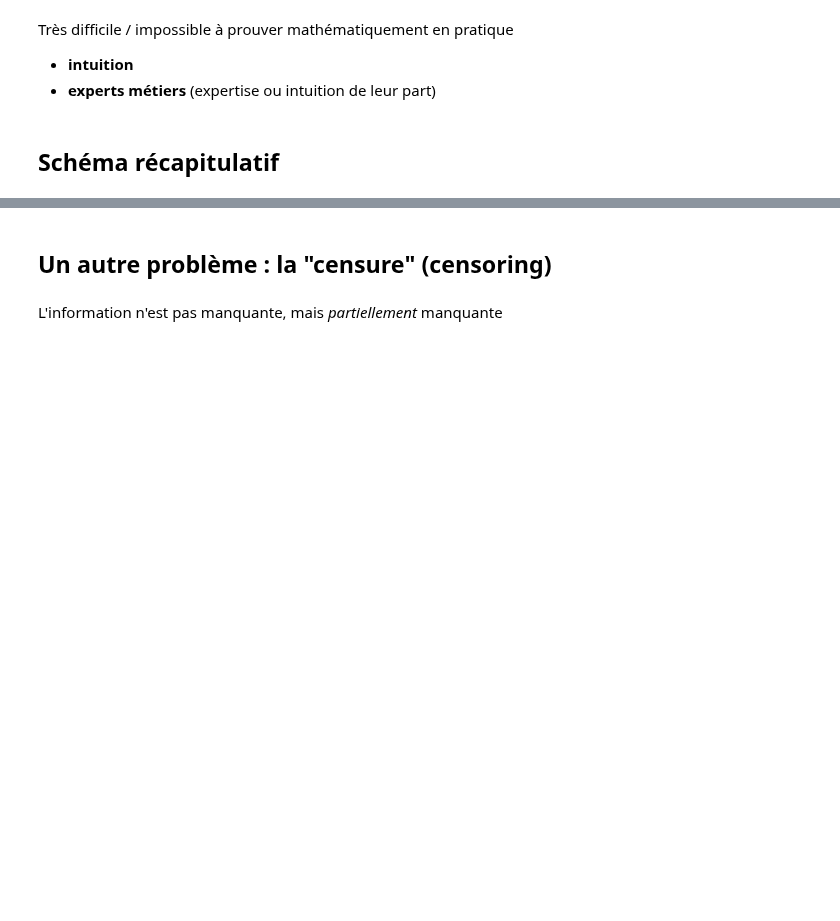
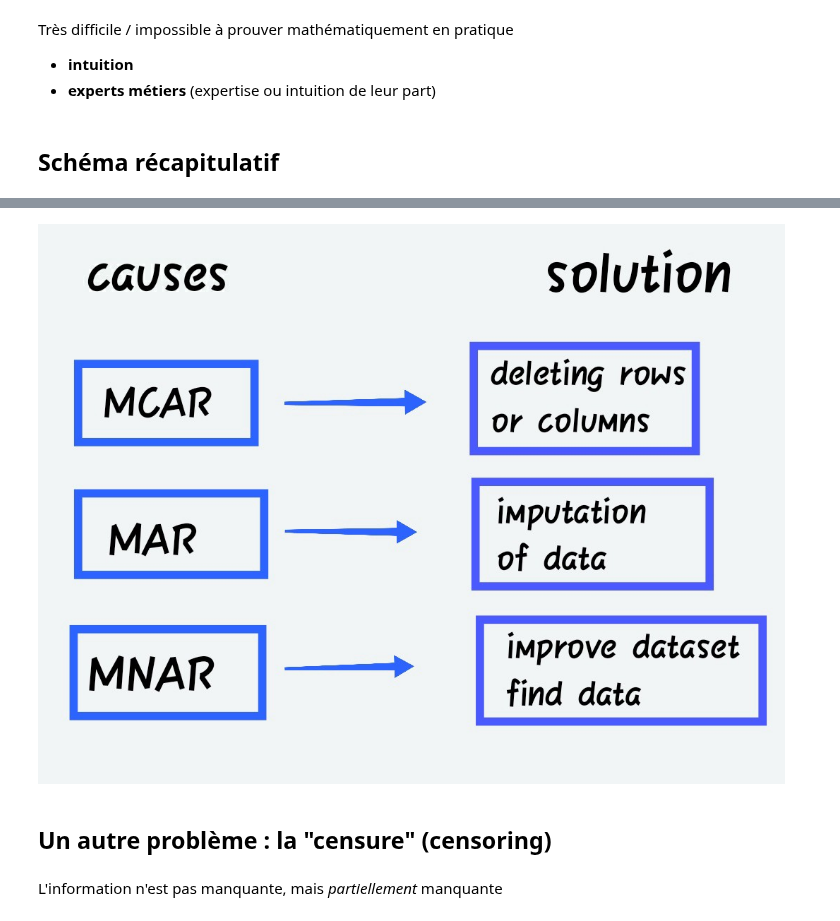
Before and after one commit to Ab2nour/customer-base-analysis, a Jupyter notebook: exposé.ipynb, the cells around one changed output, grey strips where cells are left out. Drawn from its saved outputs; the diff is of its cells as text; code cells hidden in the pictures; blank space fills up the shorter version.

Commit message:
afficher jpeg chez jules

```diff
--- a/exposé.ipynb
+++ b/exposé.ipynb
@@ -277,3 +269,8 @@ Très difficile / impossible à prouver mathématiquement en pratique
+# %%
+from IPython.display import Image
+Image(filename='C:/Users/jules/Desktop/Cours/DataScience/projet-transverse/mar_mcar.jpeg')
+# %% [output]
+[figure, added]
 # %% [markdown]
 ## Un autre problème : la "censure" (censoring)
 # %% [markdown]
```
Also changed, not shown: parts of 5 cells of this notebook.
